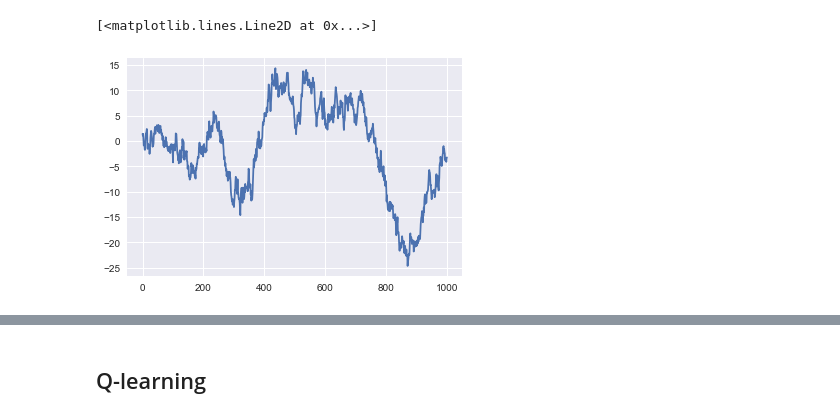
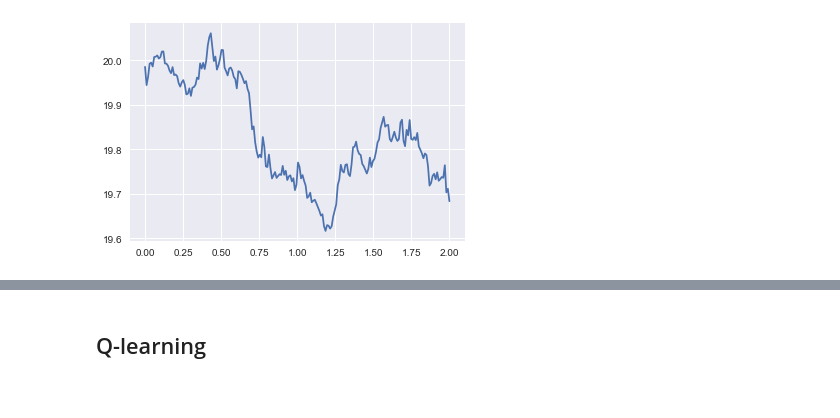
Before and after one commit to FinTechies/HedgingRL, a Jupyter notebook: notebooks/TD Learning Black Scholes.ipynb, the cells around one changed output, grey strips where cells are left out. Drawn from its saved outputs; the diff is of its cells as text; code cells hidden in the pictures.

Commit message:
added geometrical brownian motion

```diff
--- a/notebooks/TD Learning Black Scholes.ipynb
+++ b/notebooks/TD Learning Black Scholes.ipynb
@@ -8,9 +14,19 @@ import seaborn as sns
 r = np.random.randn((1000))
 S0 = 1
 S = np.cumsum(r) + S0
-# %%
-%matplotlib inline
-plt.plot(S)
-# %% [output]
-[<matplotlib.lines.Line2D at 0x...>]
-[figure, removed]
+# %%
+T = 2
+mu = 0.
+sigma = 0.01
+S0 = 20
+dt = 0.01
+N = round(T/dt)
+t = np.linspace(0, T, N)
+W = np.random.standard_normal(size = N)
+W = np.cumsum(W)*np.sqrt(dt) ### standard brownian motion ###
+X = (mu-0.5*sigma**2)*t + sigma*W
+S = S0*np.exp(X) ### geometric brownian motion ###
+plt.plot(t, S)
+plt.show()
+# %% [output]
+[figure, added]
```
Also changed, not shown: parts of 10 cells of this notebook, 4 other files.
